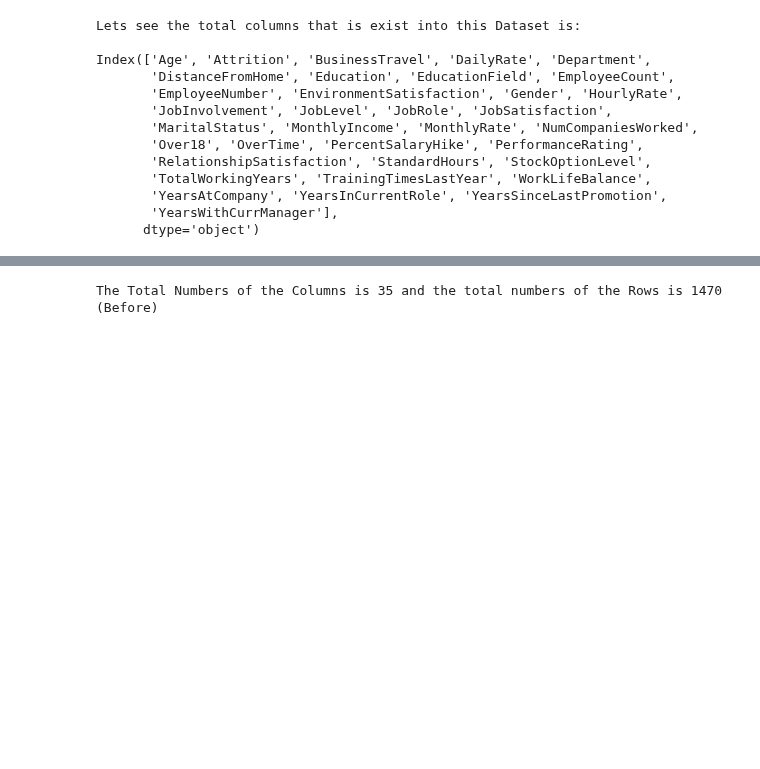
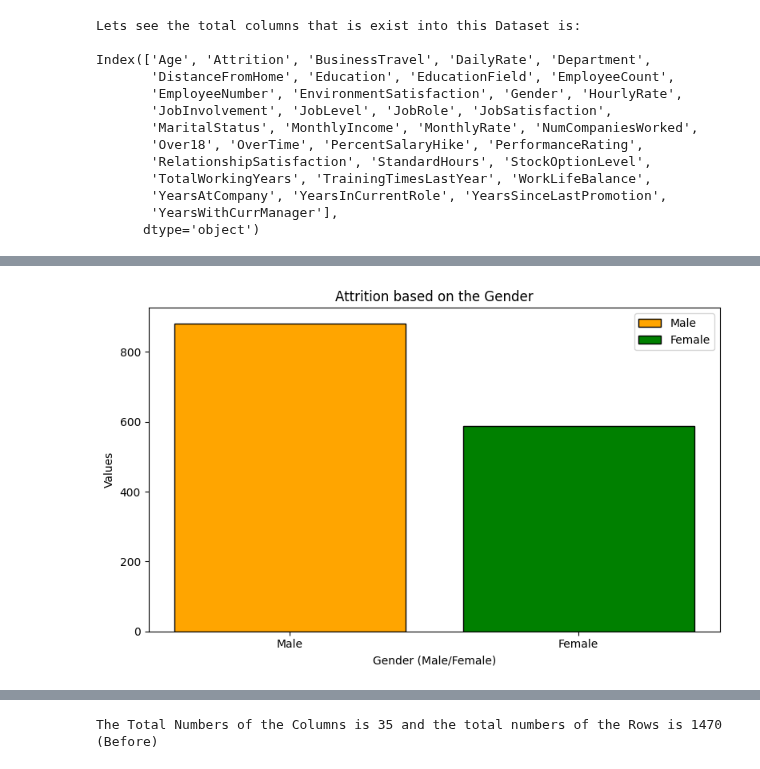
Before and after one commit to derravi/Employee_Attrition_Prediction_Using_Machine_Learning_-IBM_HR_Dataset-, a Jupyter notebook: Employee Attrition Prediction.ipynb, the cells around one changed output, grey strips where cells are left out. Cells and saved outputs as stored; diff of their text form; code cells hidden in the pictures; blank space fills up the shorter version.

```diff
--- a/Employee Attrition Prediction.ipynb
+++ b/Employee Attrition Prediction.ipynb
@@ -50,0 +65,20 @@ Index(['Age', 'Attrition', 'BusinessTravel', 'DailyRate', 'Department',
+# %%
+# Attrition based on the Gender
+
+plt.figure(figsize=(8,5))
+plt.bar(df["Gender"].value_counts().index,
+        df["Gender"].value_counts().values,
+        color=["orange","green"],
+        edgecolor="black",
+        label=["Male","Female"]
+        )
+
+plt.title("Attrition based on the Gender")
+plt.xlabel("Gender (Male/Female)")
+plt.ylabel("Values")
+plt.legend(loc='upper right')
+plt.tight_layout()
+plt.savefig("Visualization Graphs/Attrition based on the Gender.png",dpi=300,bbox_inches='tight')
+plt.show()
+# %% [output]
+[figure, added]
```
Also changed, not shown: parts of 10 cells of this notebook, 9 other files.
